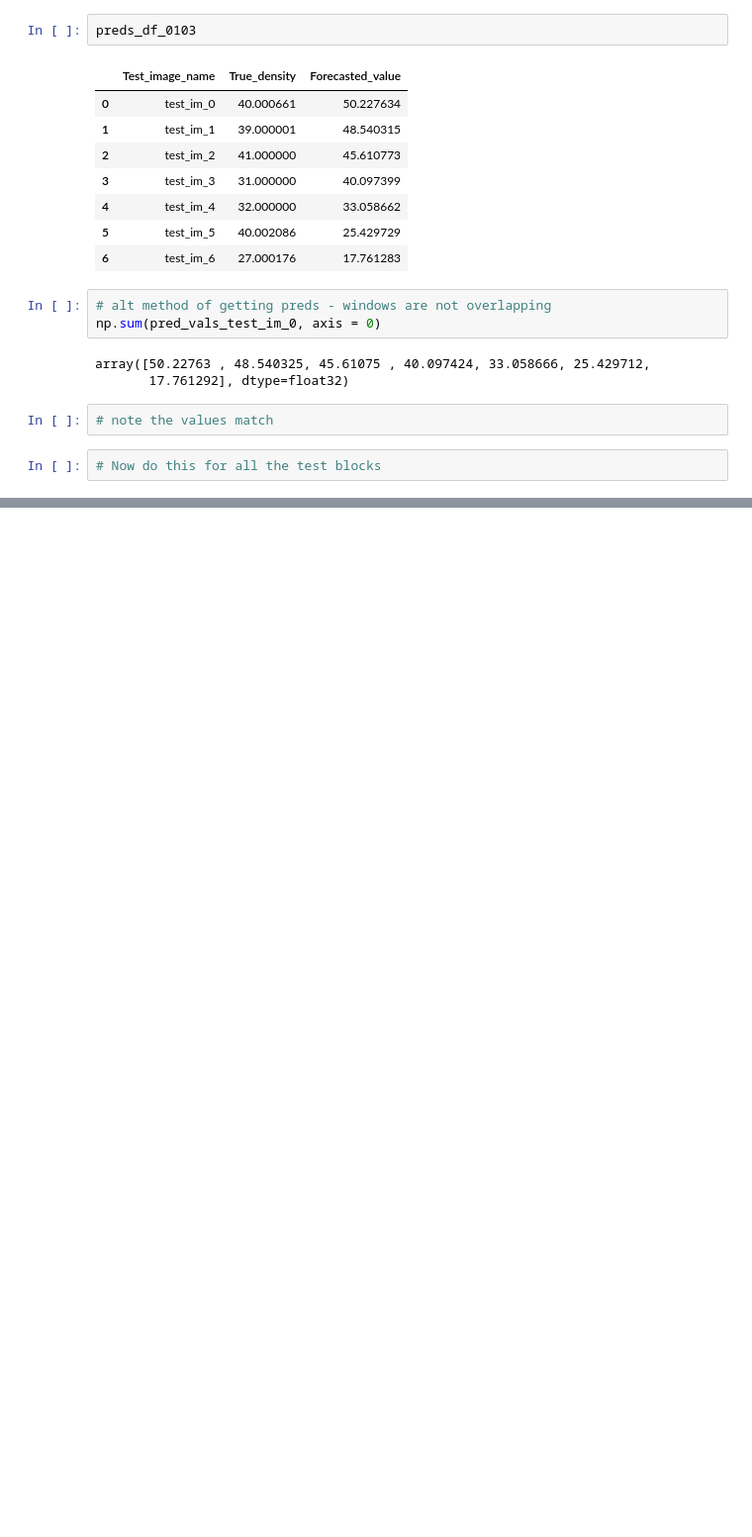
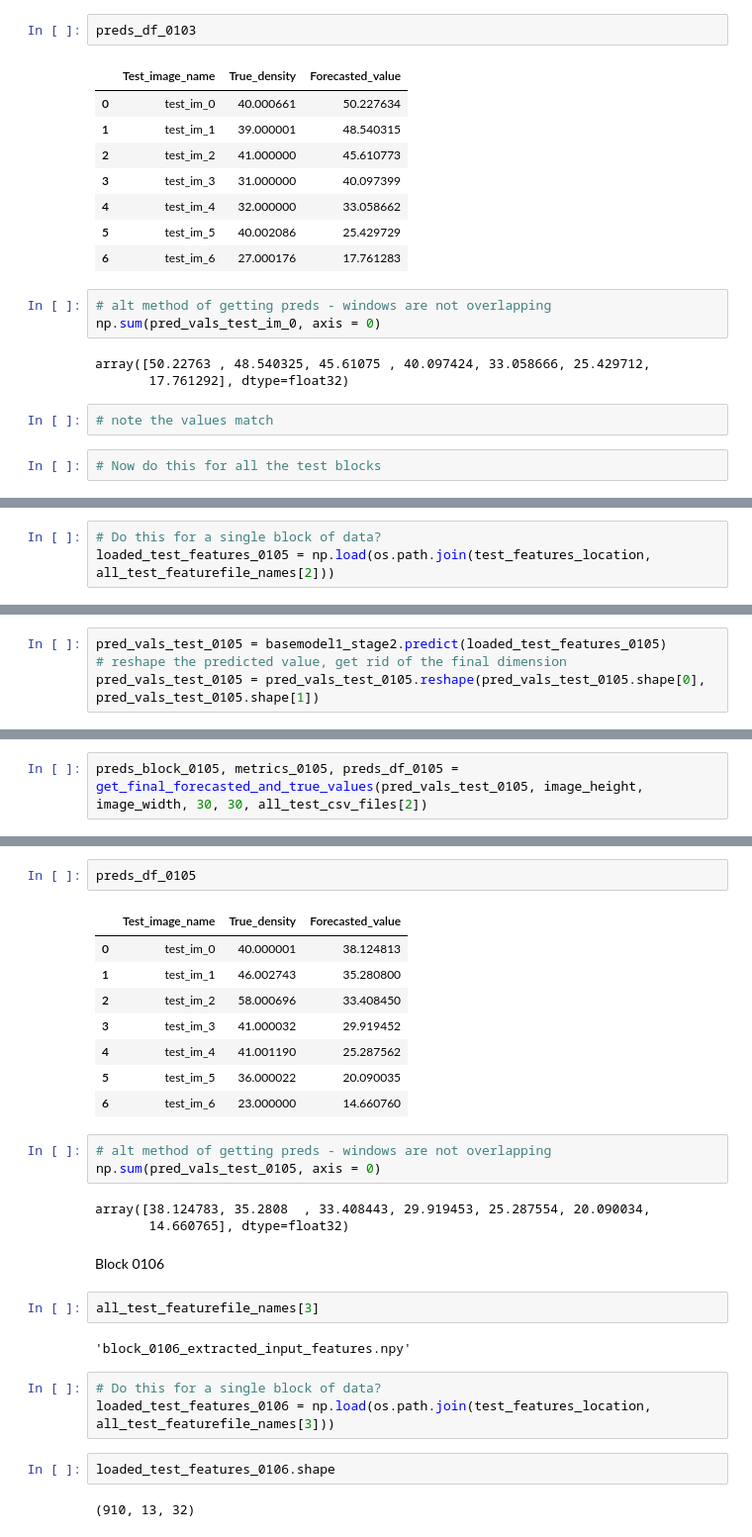
Before and after one commit to Gayara-Fernando/seq_2_seq, a Jupyter notebook: 8_inference_basemodel1_stage2.ipynb, the cells around one changed output, grey strips where cells are left out. Shown at 99% size. Saved outputs shown, nothing was run; the diff lists cells and outputs as text; blank space fills up the shorter version.

```diff
--- a/8_inference_basemodel1_stage2.ipynb
+++ b/8_inference_basemodel1_stage2.ipynb
@@ -342,0 +412,3 @@ array([50.22763 , 48.540325, 45.61075 , 40.097424, 33.058666, 25.429712,
+# %%
+# Do this for a single block of data?
+loaded_test_features_0105 = np.load(os.path.join(test_features_location, all_test_featurefile_names[2]))
@@ -342,0 +419,4 @@ array([50.22763 , 48.540325, 45.61075 , 40.097424, 33.058666, 25.429712,
+# %%
+pred_vals_test_0105 = basemodel1_stage2.predict(loaded_test_features_0105)
+# reshape the predicted value, get rid of the final dimension
+pred_vals_test_0105 = pred_vals_test_0105.reshape(pred_vals_test_0105.shape[0], pred_vals_test_0105.shape[1])
@@ -342,0 +433,2 @@ array([50.22763 , 48.540325, 45.61075 , 40.097424, 33.058666, 25.429712,
+# %%
+preds_block_0105, metrics_0105, preds_df_0105 = get_final_forecasted_and_true_values(pred_vals_test_0105, image_height, image_width, 30, 30, all_test_csv_files[2])
@@ -342,0 +452,30 @@ array([50.22763 , 48.540325, 45.61075 , 40.097424, 33.058666, 25.429712,
+# %%
+preds_df_0105
+# %% [output]
+|  | Test_image_name | True_density | Forecasted_value |
+| 0 | test_im_0 | 40.000001 | 38.124813 |
+| 1 | test_im_1 | 46.002743 | 35.280800 |
+| 2 | test_im_2 | 58.000696 | 33.408450 |
+| 3 | test_im_3 | 41.000032 | 29.919452 |
+| 4 | test_im_4 | 41.001190 | 25.287562 |
+| 5 | test_im_5 | 36.000022 | 20.090035 |
+| 6 | test_im_6 | 23.000000 | 14.660760 |
+# %%
+# alt method of getting preds - windows are not overlapping
+np.sum(pred_vals_test_0105, axis = 0)
+# %% [output]
+array([38.124783, 35.2808  , 33.408443, 29.919453, 25.287554, 20.090034,
+       14.660765], dtype=float32)
+# %% [markdown]
+Block 0106
+# %%
+all_test_featurefile_names[3]
+# %% [output]
+'block_0106_extracted_input_features.npy'
+# %%
+# Do this for a single block of data?
+loaded_test_features_0106 = np.load(os.path.join(test_features_location, all_test_featurefile_names[3]))
+# %%
+loaded_test_features_0106.shape
+# %% [output]
+(910, 13, 32)
```
Also changed, not shown: parts of 141 cells of this notebook.
